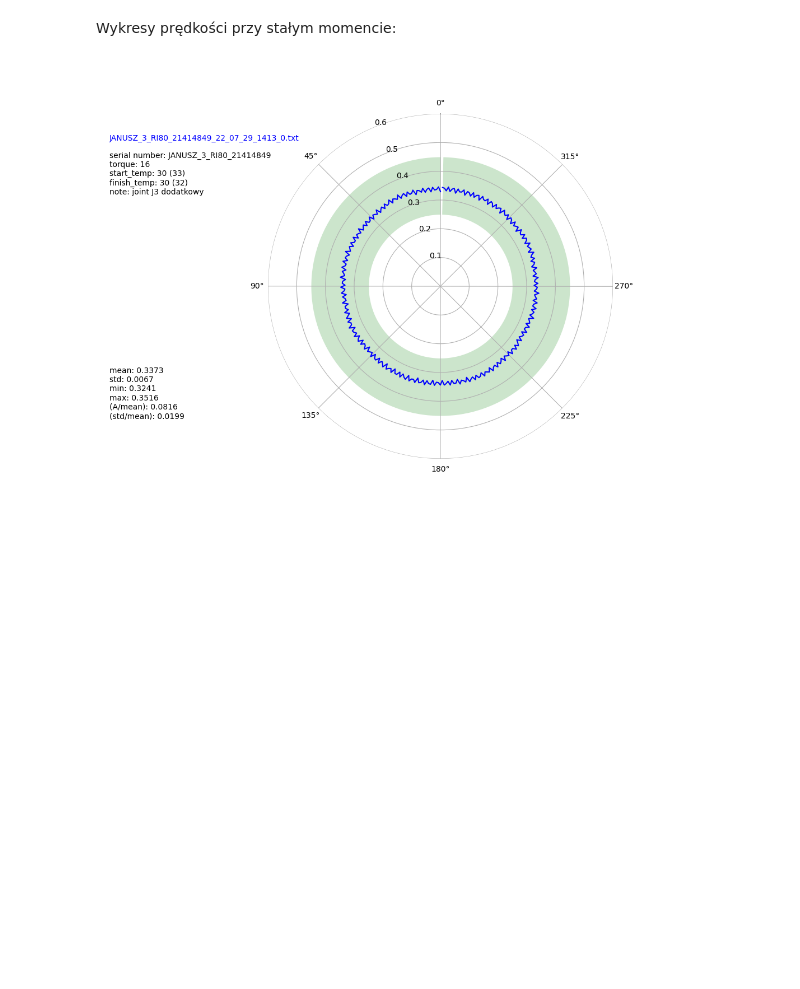
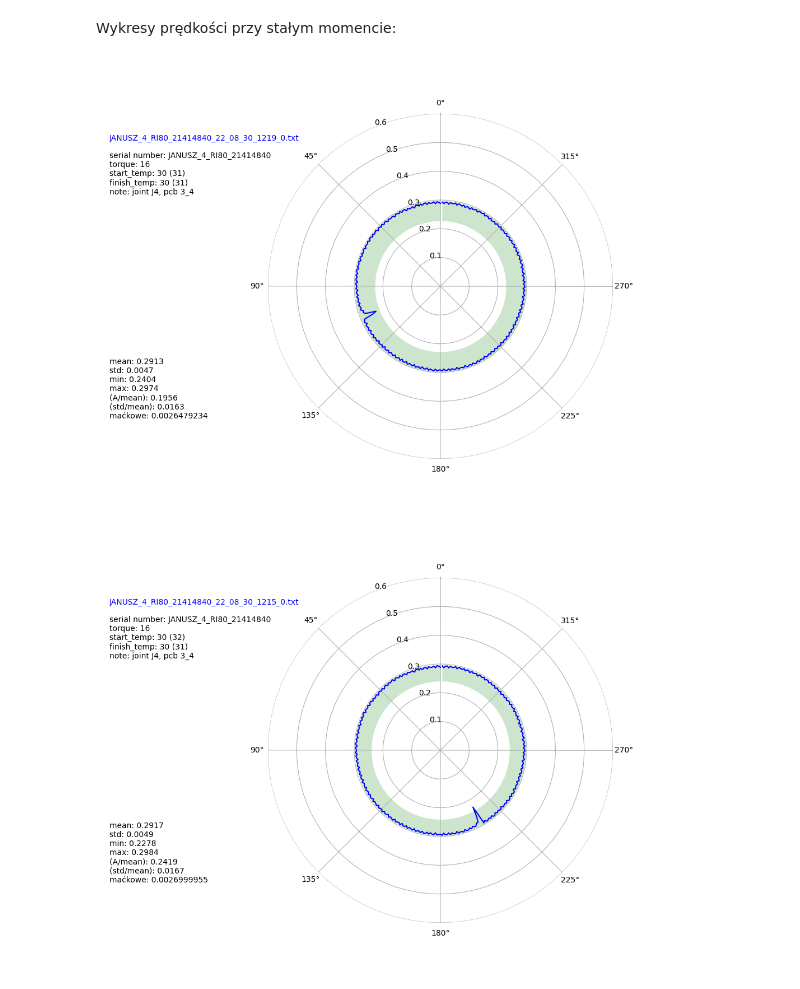
Before and after one commit to avena-robotics/mech_diagnostics, a Jupyter notebook: Diagnostyka.ipynb, the cells around one changed output. Saved outputs shown, nothing was run; the diff lists cells and outputs as text; code cells hidden in the pictures; blank space fills up the shorter version.

```diff
--- a/Diagnostyka.ipynb
+++ b/Diagnostyka.ipynb
@@ -11,10 +11,10 @@ import time
 Parametry diagnostyki:
 # %%
 tq=16. #zadawany moment obrotowy (konieczna kropka na końcu jeżeli jest to liczba całkowita) 16 dla J25, 8 dla J20
-serial="JANUSZ_3_RI80_21414849" #musi byc min jedna litera w numerze
-note="joint J3 dodatkowy" #póki co musi być cokolwiek
+serial="JANUSZ_4_RI80_21414840" #musi byc min jedna litera w numerze
+note="joint J3 dodatkowy, pcb 3_4" #póki co musi być cokolwiek
 # %%
-path = "/home/ubuntu/joint_diagnostic/diagnostic_data/"
+path = "/home/ubuntu/joint_diagnostic/diagnostic_data"
 # %% [markdown]
 Ścieżka pliku do wyrysowania:
 
@@ -120,6 +97,7 @@ Zakres dopuszczalnej prędkości
 # %%
 v_min=0.25
 v_max=0.45
+avg_samples = 5
 # %%
 flist=os.listdir(path+'/'+serial)
 flist.sort()
@@ -231,32 +209,38 @@ for fname in flist:
             a.set_ylim(0,max(0.6,data_points[:,1].max())) #zakres predkosci wykresu
 
         a.set_theta_offset(1.57)
 
         a.plot(data_points[:, 0], data_points[:, 1],color='blue')
 
         a.fill_between(data_points[:,0],v_min,v_max,alpha=0.2,linewidth=0,color='green')
 
         v_min = data_points[:,1].min()
         v_max = data_points[:,1].max()
         v_mean = np.nanmean(data_points[:,1])
         v_std = np.nanstd(data_points[:,1])
         v_A = (v_max-v_min)
 
+        v_moving_avg = np.convolve(data_points[:,1],np.ones(avg_samples),'same')/avg_samples
+        boundary=int(np.ceil(avg_samples/2))
+        v_moving_avg_deviation_mean = np.mean(abs(data_points[:,1]-v_moving_avg)[boundary:-boundary])
+
         # f.suptitle("Joint "+str(fname))
         # a.set_title(str(r_tq)+' '+str(r_temp1)+' '+str(r_temp2))
         plt.figtext(0.02,0.82,str(fname),color = 'blue')
         plt.figtext(0.02,0.7,r_serial+'\n'+r_tq+'\n'+r_temp1+'\n'+r_temp2+'\n'+r_note)
-        plt.figtext(0.02,0.2,'mean: '+ str(round(v_mean,4))+'\nstd: '+str(round(v_std,4))+'\nmin: '+ str(round(v_min,4))+'\nmax: '+ str(round(v_max,4))+'\n(A/mean): ' + str(round(v_A/v_mean,4)) + '\n(std/mean): ' + str(round(v_std/v_mean,4)))
+        plt.figtext(0.02,0.2,'mean: '+ str(round(v_mean,4))+'\nstd: '+str(round(v_std,4))+'\nmin: '+ str(round(v_min,4))+'\nmax: '+ str(round(v_max,4))+'\n(A/mean): ' + str(round(v_A/v_mean,4)) + '\n(std/mean): ' + str(round(v_std/v_mean,4))+
+                   '\nmaćkowe: ' + str(round(v_moving_avg_deviation_mean,10)))
 
         if len(ref_data):
             a.plot(ref_data[:, 0], ref_data[:, 1],alpha=0.8,color='green')
             plt.figtext(0.78,0.82,str(rfname),color = 'green')
             plt.figtext(0.78,0.7,rf_serial+'\n'+rf_tq+'\n'+rf_temp1+'\n'+rf_temp2+'\n'+rf_note)
             plt.figtext(0.78,0.2,'mean: '+ str(round(np.nanmean(ref_data[:,1]),4))+'\nstd: '+str(round(np.nanstd(ref_data[:,1]),4))+'\nmin: '+ str(round(ref_data[:,1].min(),4))+'\nmax: '+ str(round(ref_data[:,1].max(),4)))
 
         if len(target_file) and len(ref_data):
             plt.savefig( path+'/'+serial+'/'+fname[:-4] + "_comp.png", dpi=150)
         else:
             plt.savefig( path+'/'+serial+'/'+fname[:-4] + ".png", dpi=150)
 # %% [output]
-[figure, old version]
+[figure, new version]
+[figure, added]
```
Also changed, not shown: parts of 4 cells of this notebook, 2 other files.
